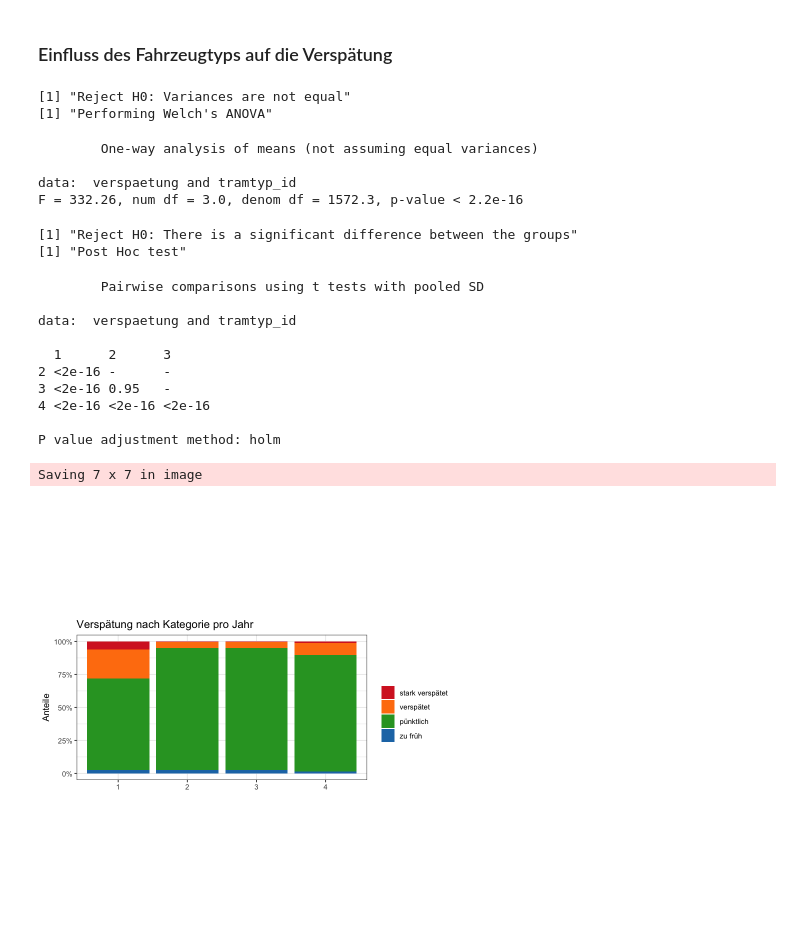
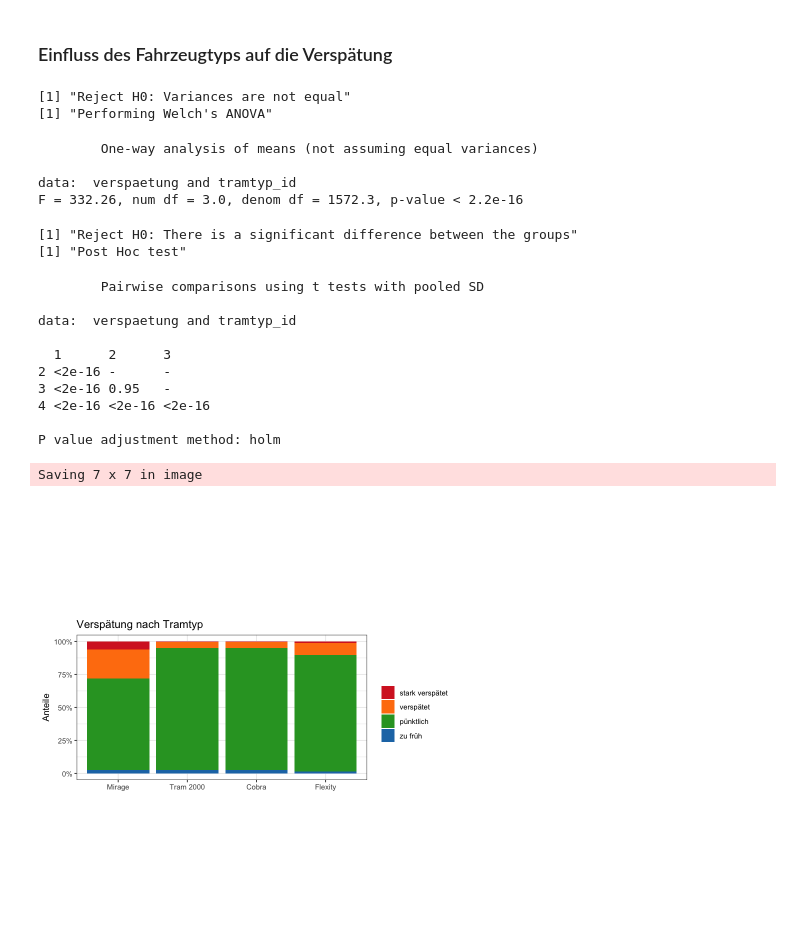
Before and after one commit to juliankraft/DaAn_Projektarbeit, a Jupyter notebook: code/sandbox/data_analysis.ipynb, the cells around one changed output. Cells and saved outputs as stored; diff of their text form; code cells hidden in the pictures.

```diff
--- a/code/sandbox/data_analysis.ipynb
+++ b/code/sandbox/data_analysis.ipynb
@@ -232,9 +232,6 @@ Saving 7 x 7 in image
 ### Einfluss des Fahrzeugtyps auf die Verspätung
 # %%
 data_fahrzeug <- data_classified %>% drop_na(tramtyp_id)
-
-alpha <- 0.05
-output_path <- "/Users/JonasIseli/Desktop"
 
 # Überprüfung der Varianzhomogenität mittels Bartlett-Test
 result_bartlett <- bartlett.test(verspaetung ~tramtyp_id, data = data_fahrzeug)
@@ -317,6 +314,10 @@ data_fahrzeug %>%
         labels = scales::percent_format()
     )+
 
+    scale_x_discrete(
+        labels = c("Mirage", "Tram 2000", "Cobra", "Flexity")
+    )+
+
     scale_fill_manual(
         name = "",
         values = delay_colors,
@@ -324,7 +325,7 @@ data_fahrzeug %>%
     )+
 
     labs(
-        title = "Verspätung nach Kategorie pro Jahr",
+        title = "Verspätung nach Tramtyp",
         x = "",
         y = "Anteile"
     )+
@@ -333,31 +334,31 @@ data_fahrzeug %>%
 
     theme(
         aspect.ratio = 0.5
     )
     # save plot
     ggsave(
         file.path(output_path, "Plot_verspaetung_cat_per_tramtyp_id_percentage.png"),
         dpi = 1000
 
     )
 # %% [output]
 [1] "Reject H0: Variances are not equal"
 [1] "Performing Welch's ANOVA"
         One-way analysis of means (not assuming equal variances)
 
 data:  verspaetung and tramtyp_id
 F = 332.26, num df = 3.0, denom df = 1572.3, p-value < 2.2e-16
 [1] "Reject H0: There is a significant difference between the groups"
 [1] "Post Hoc test"
         Pairwise comparisons using t tests with pooled SD
 
 data:  verspaetung and tramtyp_id
 
   1      2      3
 2 <2e-16 -      -
 3 <2e-16 0.95   -
 4 <2e-16 <2e-16 <2e-16
 
 P value adjustment method: holm
 Saving 7 x 7 in image
-[figure, old version]
+[figure, new version]
```
Also changed, not shown: parts of 1 cell of this notebook.
